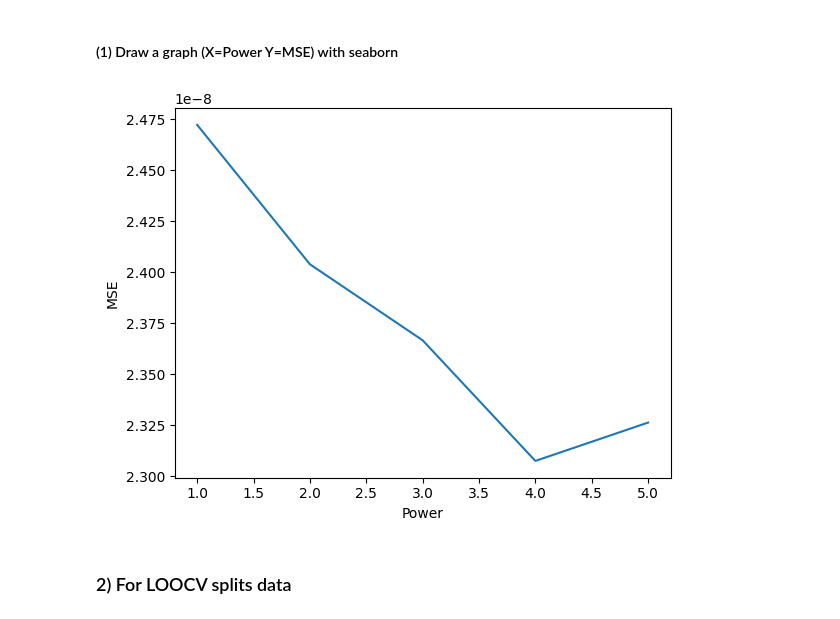
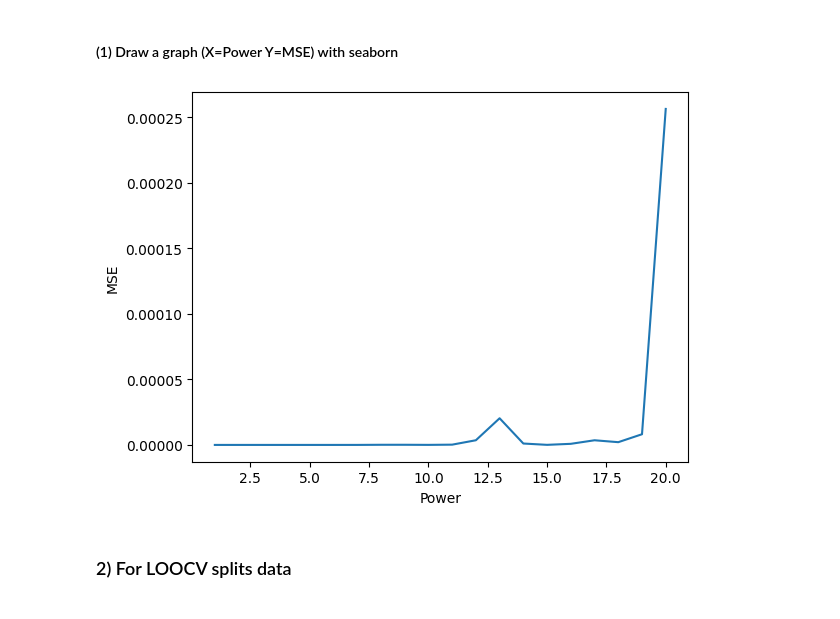
Before and after one commit to milkywaypeko/ASD_FI_Correlation, a Jupyter notebook: ASD_ID_FI_Correlation_Google.ipynb, the cells around one changed output. Cells and saved outputs as stored; diff of their text form; code cells hidden in the pictures.

```diff
--- a/ASD_ID_FI_Correlation_Google.ipynb
+++ b/ASD_ID_FI_Correlation_Google.ipynb
@@ -28,4 +34,8 @@ regionDic = {'Seoul':'서울특별시', 'Busan' : '부산광역시', 'Daegu' : '
              'Gyeongsangbuk-do' : '경상북도', 'Gyeongsangnam-do' : '경상남도', 'Jeju' : '제주특별자치도'}
+# %%
+disabilityDic = {'지체' : 'PD', '뇌병변' : 'BL', '시각' : 'VD', '청각' : 'HD', '언어' : 'LD', '지적장애' : 'ID', '자폐성' : 'ASD',
+                 '정신장애' : 'MD', '신장장애' : 'KD', '심장장애' : 'CD', '호흡기' : 'RD', '간' : 'HDB', '안면' : 'FD',
+                 '장루요루' : 'IUF', '뇌전증' : 'EP', '발달장애' : 'DD'}
 # %% [markdown]
 ### 2)Import CSV
 # %% [markdown]
@@ -230,7 +506,7 @@ plt.show()
 # %%
-# Make Polynomial Maximum 5
-Financial_Independence_pol = PolynomialFeatures(degree=5, interaction_only=False, include_bias=False)
+# Make Polynomial Maximum 20
+Financial_Independence_pol = PolynomialFeatures(degree=30, interaction_only=False, include_bias=False)
 
-# polf[0] power 1, polf[1] power 2, polf[2] power 3, polf[3] power 4, polf[4] power 5
+# polf[0] power 1, polf[1] power 2, polf[2] power 3, polf[3] power 4, polf[4] power 5...
 Financial_Independence_polf = Financial_Independence_pol.fit_transform(data.loc[:, 'Financial_Independence'].values.reshape(-1, 1))
 # %% [markdown]
@@ -275,0 +514,27 @@ lm5 MSE :  2.326225443017782e-08
+# %%
+#For Resampling
+X, y = Financial_Independence_polf, data.ASD_rate
+X_train, X_test, y_train, y_test = train_test_split(X, y, test_size=0.5, random_state=10)
+
+# ols model with intercept and Power
+lm = [LinearRegression()]*20
+for i in range(0, 20):
+    lm[i] = LinearRegression(fit_intercept=True)
+
+# Fitting
+lm_fit = [LinearRegression()]*20
+lm_fit[0] = lm[0].fit(X_train[ : ,0].reshape(-1, 1), y_train)
+for i in range(1, 20):
+    lm_fit[i] = lm[i].fit(X_train[ : ,0 : i+1], y_train)
+
+# Predict
+lm_predict = [np.ndarray(len(y_test))]*20
+lm_predict[0] = lm_fit[0].predict(X_test[ : ,0].reshape(-1, 1))
+for i in range(1, 20):
+    lm_predict[i] = lm_fit[i].predict(X_test[ : , 0 : i + 1])
+
+# Make MSE
+lm_MSE = np.ndarray(20)
+for i in range(0, 20):
+    lm_MSE[i] = mean_squared_error(y_test, lm_predict[i])
+    print('lm_MSE[{num}] : '.format(num=i), lm_MSE[i])
@@ -276,18 +562,14 @@ lm5 MSE :  2.326225443017782e-08
 # %% [markdown]
 #### (1) Draw a graph (X=Power Y=MSE) with seaborn
 # %%
-MSE_X = np.array([1, 2, 3, 4, 5])
-MSE_y = [mean_squared_error(y_test, lm1_predict),
-         mean_squared_error(y_test, lm2_predict),
-         mean_squared_error(y_test, lm3_predict),
-         mean_squared_error(y_test, lm4_predict),
-         mean_squared_error(y_test, lm5_predict)]
+MSE_X = np.arange(1, 21)
+MSE_y = lm_MSE
 sns.lineplot(x = MSE_X, y = MSE_y)
 plt.xlabel('Power')
 plt.ylabel('MSE')
 plt.show()
 # %% [output]
-[figure, old version]
+[figure, new version]
 # %% [markdown]
 ### 2) For LOOCV splits data
 # %%
```
Also changed, not shown: parts of 63 cells of this notebook.
